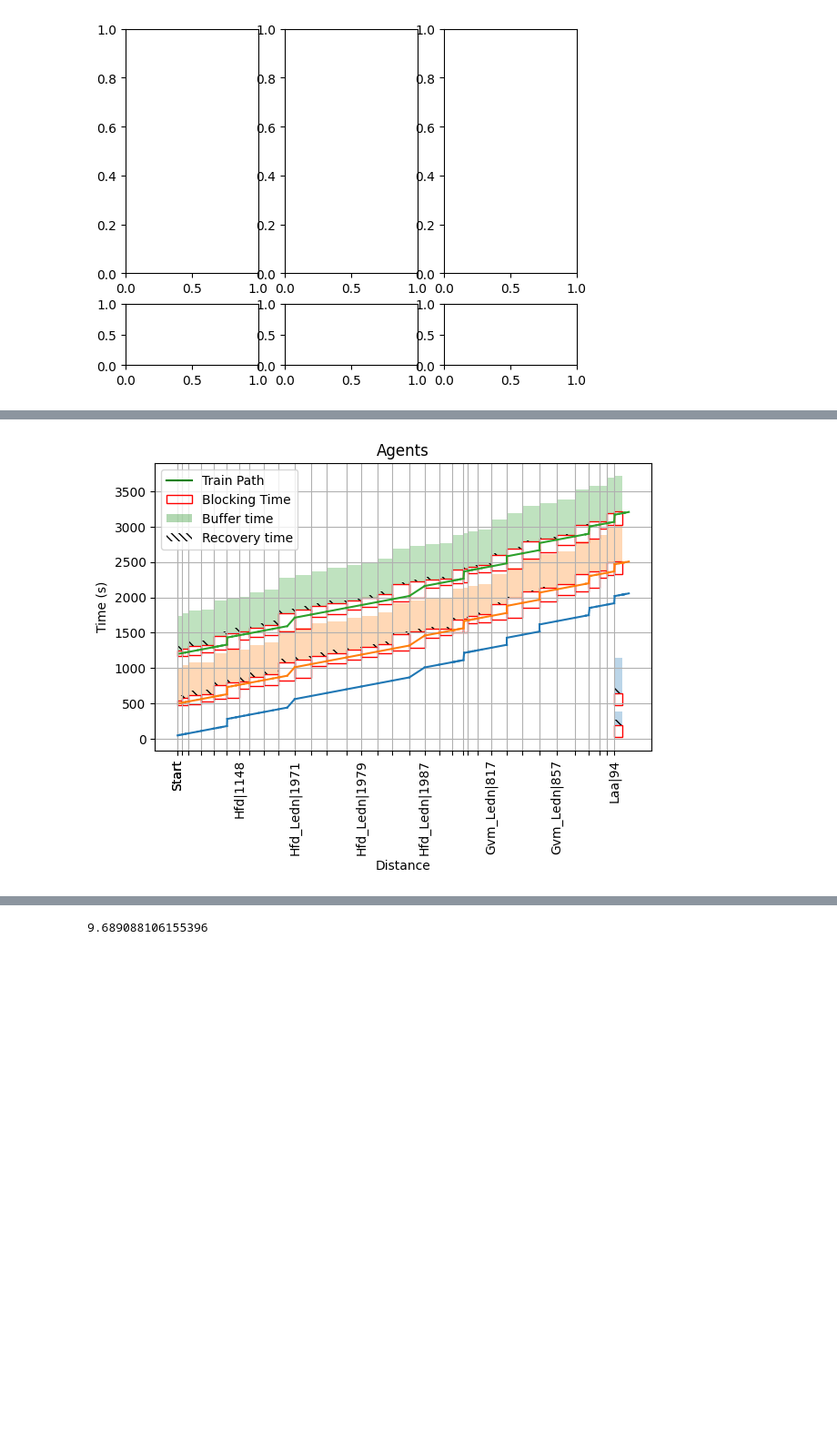
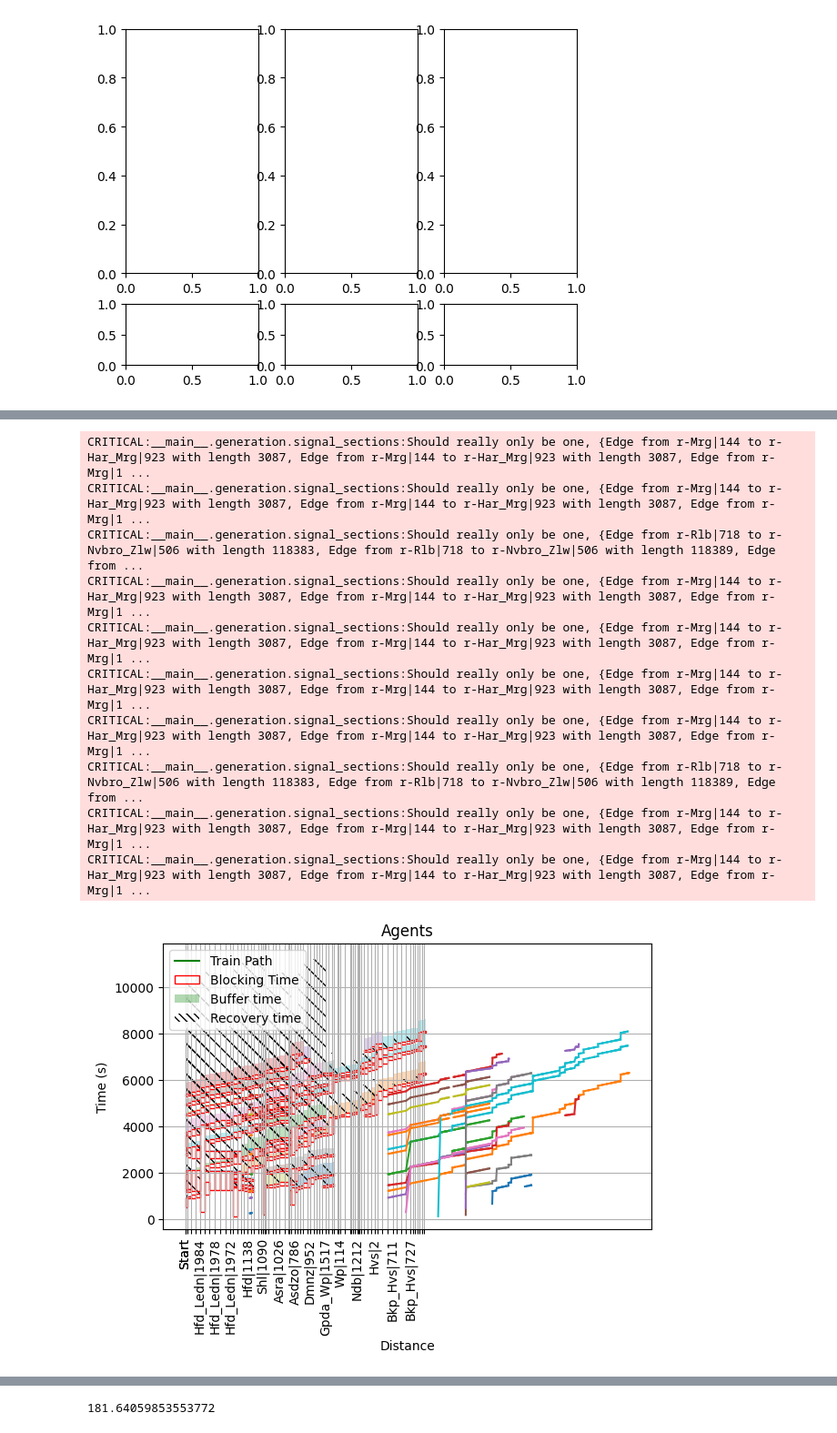
Before and after one commit to GoodGuyMe/delay-replanning-slack, a Jupyter notebook: experiments/blocking_experiments.ipynb, the cells around one changed output, grey strips where cells are left out. Shown at 91% size. Cells and saved outputs as stored; diff of their text form; code cells hidden in the pictures; blank space fills up the shorter version.

```diff
--- a/experiments/blocking_experiments.ipynb
+++ b/experiments/blocking_experiments.ipynb
@@ -237,7 +237,17 @@ KeyError: 'I'
 [figure]
 # %%
-generate.time_safe_intervals_and_write(layout, scenario, 1, agent_speed, "output", max_buffer, True, destination="r-Rtd|340", plot=1)
-generate.time_safe_intervals_and_write(layout, scenario, 1, agent_speed, "output", max_buffer, False, destination="r-Rtd|340", plot=1)
-generate.time_safe_intervals_and_write(layout, scenario, 1, agent_speed, "output", 0, False, destination="r-Rtd|340", plot=1)
+generate.time_safe_intervals_and_write(layout, scenario, 1, agent_speed, "output", max_buffer, True, destination="r-Rtd|340", plot=2)
+generate.time_safe_intervals_and_write(layout, scenario, 1, agent_speed, "output", max_buffer, False, destination="r-Rtd|340", plot=2)
+generate.time_safe_intervals_and_write(layout, scenario, 1, agent_speed, "output", 0, False, destination="r-Rtd|340", plot=2)
 # %% [output]
+CRITICAL:__main__.generation.signal_sections:Should really only be one, {Edge from r-Mrg|144 to r-Har_Mrg|923 with length 3087, Edge from r-Mrg|144 to r-Har_Mrg|923 with length 3087, Edge from r-Mrg|1 ...
+CRITICAL:__main__.generation.signal_sections:Should really only be one, {Edge from r-Mrg|144 to r-Har_Mrg|923 with length 3087, Edge from r-Mrg|144 to r-Har_Mrg|923 with length 3087, Edge from r-Mrg|1 ...
+CRITICAL:__main__.generation.signal_sections:Should really only be one, {Edge from r-Rlb|718 to r-Nvbro_Zlw|506 with length 118383, Edge from r-Rlb|718 to r-Nvbro_Zlw|506 with length 118389, Edge from ...
+CRITICAL:__main__.generation.signal_sections:Should really only be one, {Edge from r-Mrg|144 to r-Har_Mrg|923 with length 3087, Edge from r-Mrg|144 to r-Har_Mrg|923 with length 3087, Edge from r-Mrg|1 ...
+CRITICAL:__main__.generation.signal_sections:Should really only be one, {Edge from r-Mrg|144 to r-Har_Mrg|923 with length 3087, Edge from r-Mrg|144 to r-Har_Mrg|923 with length 3087, Edge from r-Mrg|1 ...
+CRITICAL:__main__.generation.signal_sections:Should really only be one, {Edge from r-Mrg|144 to r-Har_Mrg|923 with length 3087, Edge from r-Mrg|144 to r-Har_Mrg|923 with length 3087, Edge from r-Mrg|1 ...
+CRITICAL:__main__.generation.signal_sections:Should really only be one, {Edge from r-Mrg|144 to r-Har_Mrg|923 with length 3087, Edge from r-Mrg|144 to r-Har_Mrg|923 with length 3087, Edge from r-Mrg|1 ...
+CRITICAL:__main__.generation.signal_sections:Should really only be one, {Edge from r-Rlb|718 to r-Nvbro_Zlw|506 with length 118383, Edge from r-Rlb|718 to r-Nvbro_Zlw|506 with length 118389, Edge from ...
+CRITICAL:__main__.generation.signal_sections:Should really only be one, {Edge from r-Mrg|144 to r-Har_Mrg|923 with length 3087, Edge from r-Mrg|144 to r-Har_Mrg|923 with length 3087, Edge from r-Mrg|1 ...
+CRITICAL:__main__.generation.signal_sections:Should really only be one, {Edge from r-Mrg|144 to r-Har_Mrg|923 with length 3087, Edge from r-Mrg|144 to r-Har_Mrg|923 with length 3087, Edge from r-Mrg|1 ...
-[figure, old version]
+[figure, new version]
@@ -246 +276 @@ generate.time_safe_intervals_and_write(layout, scenario, 1, agent_speed, "output
-9.689088106155396
+181.64059853553772
```
Also changed, not shown: parts of 2 cells of this notebook.
